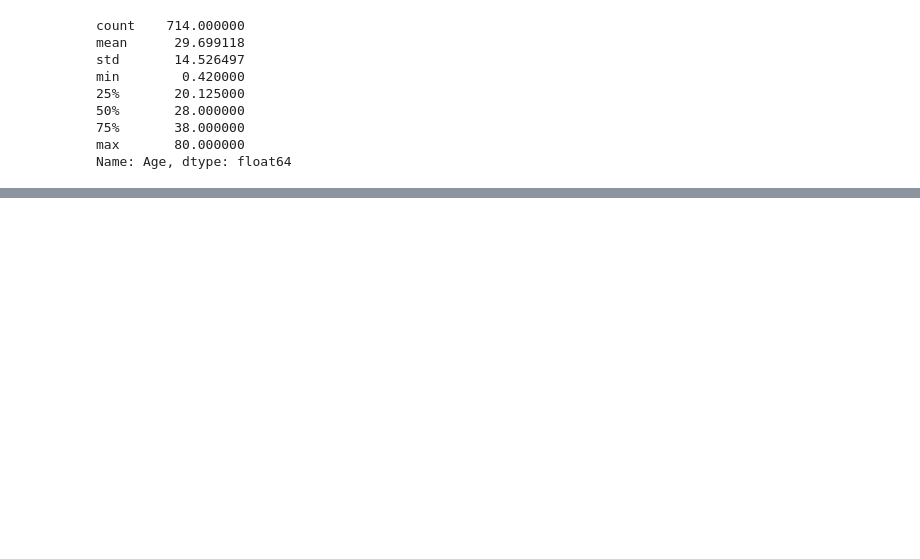
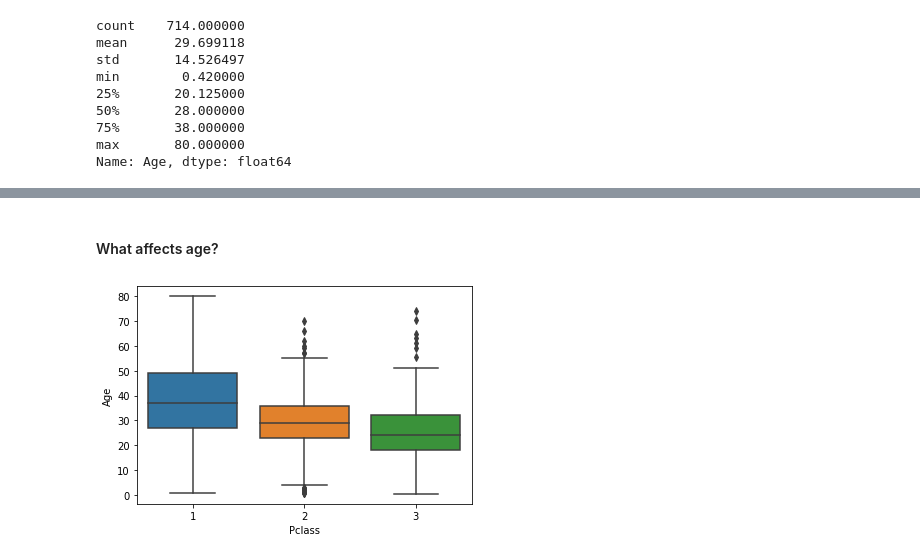
Before and after one commit to haku9627/Kaggle, a Jupyter notebook: Titanic/Titanic-MachineLearningFromDisaster.ipynb, the cells around one changed output, grey strips where cells are left out. Cells and saved outputs as stored; diff of their text form; code cells hidden in the pictures; blank space fills up the shorter version.

```diff
--- a/Titanic/Titanic-MachineLearningFromDisaster.ipynb
+++ b/Titanic/Titanic-MachineLearningFromDisaster.ipynb
@@ -241,0 +315,6 @@ I started with **Age**
+# %% [markdown]
+#### What affects age?
+# %%
+sns.boxplot(x=df_manipulate4["Pclass"],y=df_manipulate4["Age"]);
+# %% [output]
+[figure, added]
```
Also changed, not shown: parts of 80 cells of this notebook, 1 other file.
